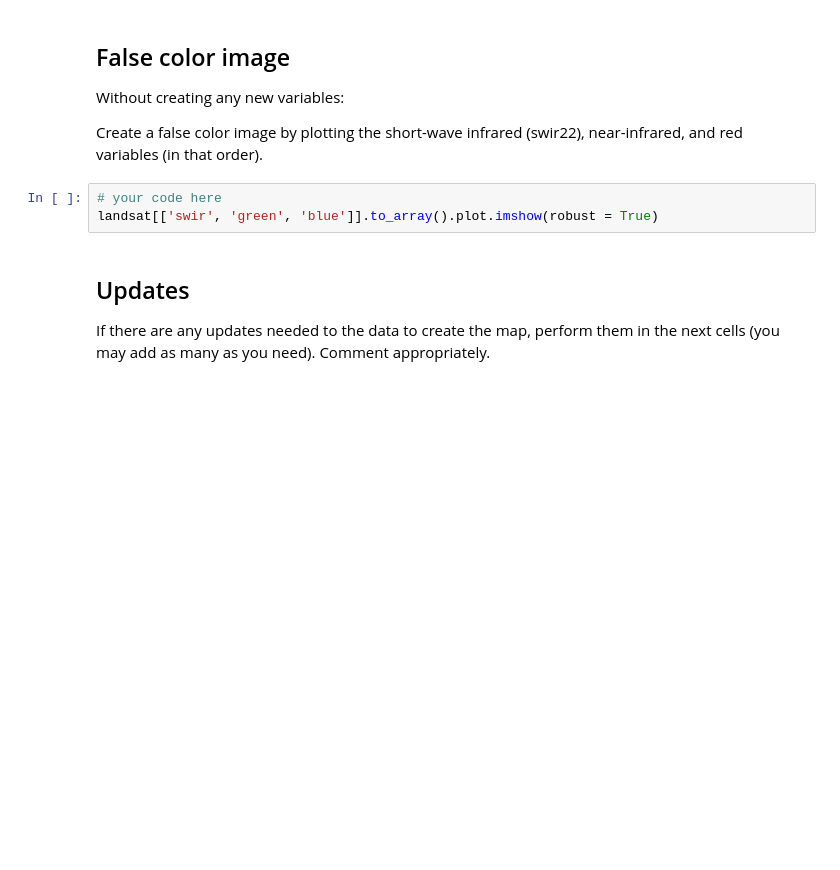
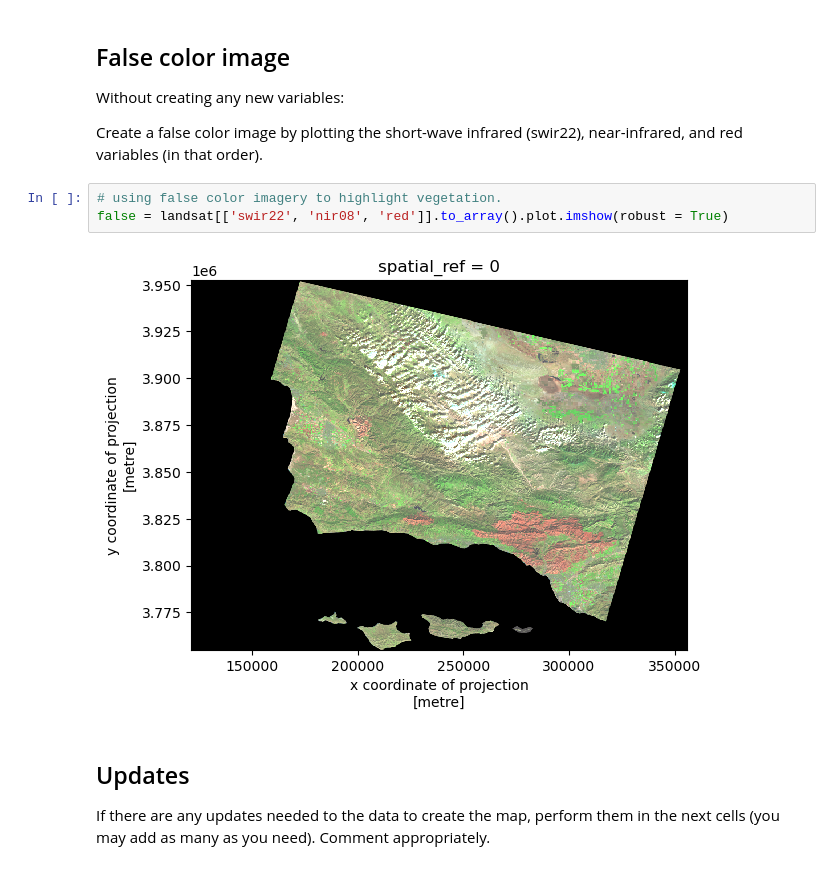
Before and after one commit to rosemaryjuarez/220-hw-4, a Jupyter notebook: hwk4-task2-false-color.ipynb, the cells around one changed output. Saved outputs shown, nothing was run; the diff lists cells and outputs as text; blank space fills up the shorter version.

```diff
--- a/hwk4-task2-false-color.ipynb
+++ b/hwk4-task2-false-color.ipynb
@@ -150,8 +235,10 @@ Without creating any new variables:
 
 Create a false color image by plotting the short-wave infrared (swir22), near-infrared, and red variables (in that order).
 # %%
-# your code here
-landsat[['swir', 'green', 'blue']].to_array().plot.imshow(robust = True)
+# using false color imagery to highlight vegetation.
+false = landsat[['swir22', 'nir08', 'red']].to_array().plot.imshow(robust = True)
+# %% [output]
+[figure, added]
 # %% [markdown]
 ## Updates
 
```
Also changed, not shown: parts of 12 cells of this notebook.
